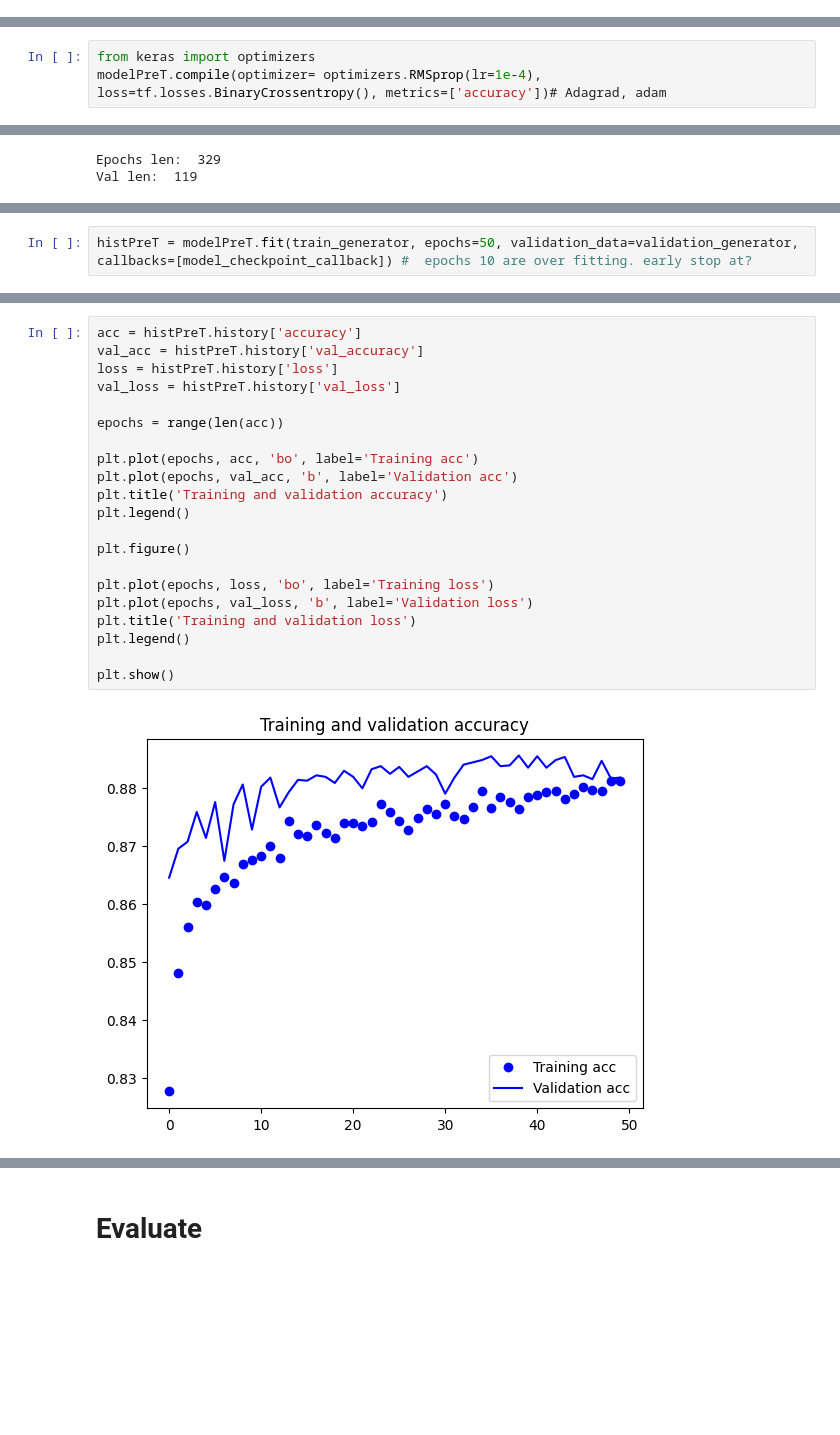
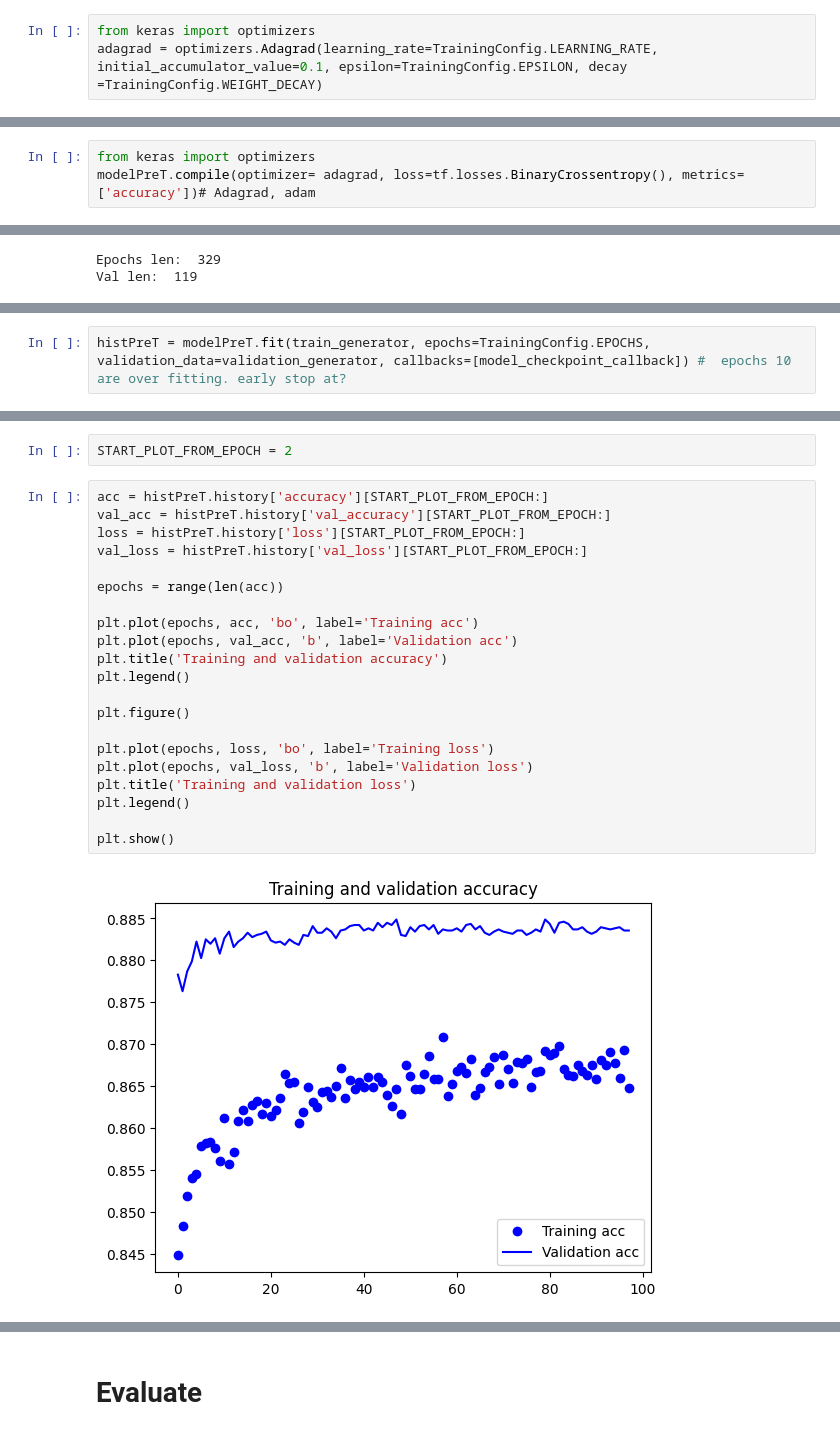
Before and after one commit to johnnysDeu/Thesis, a Jupyter notebook: PreTrained_Model_VGG16_Clear_RandomSplit.ipynb, the cells around one changed output, grey strips where cells are left out. Drawn from its saved outputs; the diff is of its cells as text; blank space fills up the shorter version.

```diff
--- a/PreTrained_Model_VGG16_Clear_RandomSplit.ipynb
+++ b/PreTrained_Model_VGG16_Clear_RandomSplit.ipynb
@@ -302,0 +354,3 @@ model_checkpoint_callback = keras.callbacks.ModelCheckpoint(
+# %%
+from keras import optimizers
+adagrad = optimizers.Adagrad(learning_rate=TrainingConfig.LEARNING_RATE, initial_accumulator_value=0.1, epsilon=TrainingConfig.EPSILON, decay =TrainingConfig.WEIGHT_DECAY)
@@ -303,6 +361,6 @@ model_checkpoint_callback = keras.callbacks.ModelCheckpoint(
 # %%
 from keras import optimizers
-modelPreT.compile(optimizer= optimizers.RMSprop(lr=1e-4), loss=tf.losses.BinaryCrossentropy(), metrics=['accuracy'])# Adagrad, adam
+modelPreT.compile(optimizer= adagrad, loss=tf.losses.BinaryCrossentropy(), metrics=['accuracy'])# Adagrad, adam
 # %%
 len(train_generator)
 len(validation_generator)
@@ -317,3 +382,3 @@ Val len:  119
 # %%
-histPreT = modelPreT.fit(train_generator, epochs=50, validation_data=validation_generator, callbacks=[model_checkpoint_callback]) #  epochs 10 are over fitting. early stop at?
+histPreT = modelPreT.fit(train_generator, epochs=TrainingConfig.EPOCHS, validation_data=validation_generator, callbacks=[model_checkpoint_callback]) #  epochs 10 are over fitting. early stop at?
 # %% [output]
@@ -345,23 +430,25 @@ Best epoch: 39
+# %%
+START_PLOT_FROM_EPOCH = 2
 # %%
-acc = histPreT.history['accuracy']
-val_acc = histPreT.history['val_accuracy']
-loss = histPreT.history['loss']
-val_loss = histPreT.history['val_loss']
+acc = histPreT.history['accuracy'][START_PLOT_FROM_EPOCH:]
+val_acc = histPreT.history['val_accuracy'][START_PLOT_FROM_EPOCH:]
+loss = histPreT.history['loss'][START_PLOT_FROM_EPOCH:]
+val_loss = histPreT.history['val_loss'][START_PLOT_FROM_EPOCH:]
 
 epochs = range(len(acc))
 
 plt.plot(epochs, acc, 'bo', label='Training acc')
 plt.plot(epochs, val_acc, 'b', label='Validation acc')
 plt.title('Training and validation accuracy')
 plt.legend()
 
 plt.figure()
 
 plt.plot(epochs, loss, 'bo', label='Training loss')
 plt.plot(epochs, val_loss, 'b', label='Validation loss')
 plt.title('Training and validation loss')
 plt.legend()
 
 plt.show()
 # %% [output]
-[figure, old version]
+[figure, new version]
```
Also changed, not shown: parts of 58 cells of this notebook, 1 other file.
